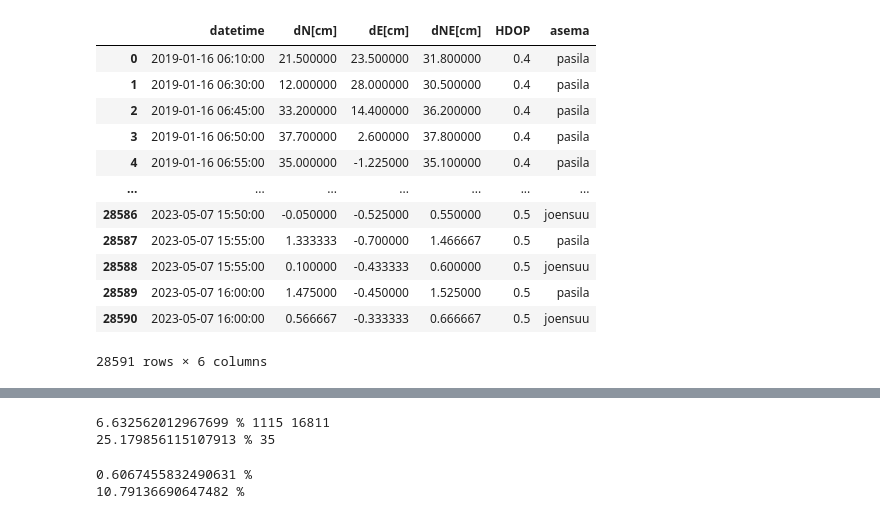
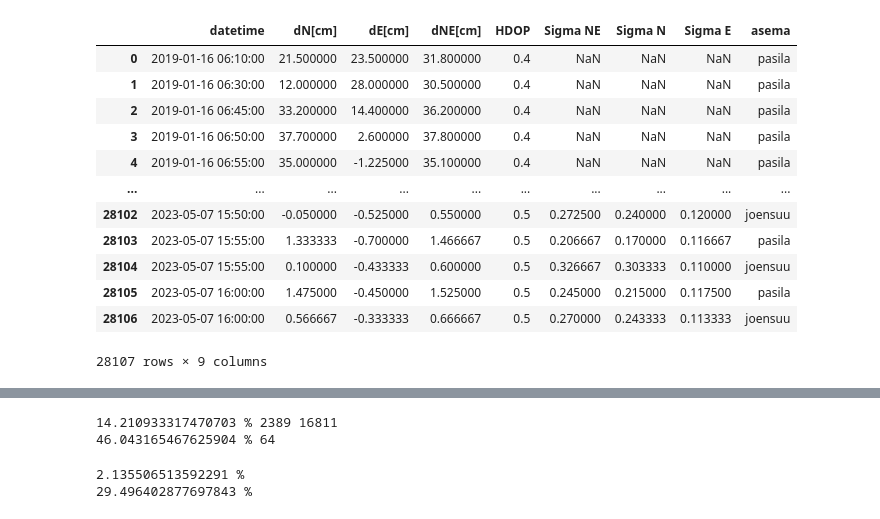
Before and after one commit to kuhaonmaraani/gradu, a Jupyter notebook: finalanalysis.ipynb, the cells around one changed output, grey strips where cells are left out. Saved outputs shown, nothing was run; the diff lists cells and outputs as text; code cells hidden in the pictures.

```diff
--- a/finalanalysis.ipynb
+++ b/finalanalysis.ipynb
@@ -9,28 +10,28 @@ import math
 # %%
 CREATEFINAL = False             # true creates the final dataframe, false reads a file
-PRINTIMG=False                  # true prints images and plots (requires plotted keograms to be downloaded)
+PRINTIMG=True             # true prints images and plots (requires plotted keograms to be downloaded)
 
 
 dates = pd.read_csv('data/dates.csv')
 dates = pd.to_datetime(dates['date']).dt.date.values
 
 nlsdf = pd.read_csv('data/NLSdf.csv')
 nlsdf['datetime'] = pd.to_datetime(nlsdf['datetime'])
 nlsdf
 # %% [output]
-|  | datetime | dN[cm] | dE[cm] | dNE[cm] | HDOP | asema |
-| 0 | 2019-01-16 06:10:00 | 21.500000 | 23.500000 | 31.800000 | 0.4 | pasila |
-| 1 | 2019-01-16 06:30:00 | 12.000000 | 28.000000 | 30.500000 | 0.4 | pasila |
-| 2 | 2019-01-16 06:45:00 | 33.200000 | 14.400000 | 36.200000 | 0.4 | pasila |
-| 3 | 2019-01-16 06:50:00 | 37.700000 | 2.600000 | 37.800000 | 0.4 | pasila |
-| 4 | 2019-01-16 06:55:00 | 35.000000 | -1.225000 | 35.100000 | 0.4 | pasila |
-| ... | ... | ... | ... | ... | ... | ... |
-| 28586 | 2023-05-07 15:50:00 | -0.050000 | -0.525000 | 0.550000 | 0.5 | joensuu |
-| 28587 | 2023-05-07 15:55:00 | 1.333333 | -0.700000 | 1.466667 | 0.5 | pasila |
-| 28588 | 2023-05-07 15:55:00 | 0.100000 | -0.433333 | 0.600000 | 0.5 | joensuu |
-| 28589 | 2023-05-07 16:00:00 | 1.475000 | -0.450000 | 1.525000 | 0.5 | pasila |
-| 28590 | 2023-05-07 16:00:00 | 0.566667 | -0.333333 | 0.666667 | 0.5 | joensuu |
+|  | datetime | dN[cm] | dE[cm] | dNE[cm] | HDOP | Sigma NE | Sigma N | Sigma E | asema |
+| 0 | 2019-01-16 06:10:00 | 21.500000 | 23.500000 | 31.800000 | 0.4 | NaN | NaN | NaN | pasila |
+| 1 | 2019-01-16 06:30:00 | 12.000000 | 28.000000 | 30.500000 | 0.4 | NaN | NaN | NaN | pasila |
+| 2 | 2019-01-16 06:45:00 | 33.200000 | 14.400000 | 36.200000 | 0.4 | NaN | NaN | NaN | pasila |
+| 3 | 2019-01-16 06:50:00 | 37.700000 | 2.600000 | 37.800000 | 0.4 | NaN | NaN | NaN | pasila |
+| 4 | 2019-01-16 06:55:00 | 35.000000 | -1.225000 | 35.100000 | 0.4 | NaN | NaN | NaN | pasila |
+| ... | ... | ... | ... | ... | ... | ... | ... | ... | ... |
+| 28102 | 2023-05-07 15:50:00 | -0.050000 | -0.525000 | 0.550000 | 0.5 | 0.272500 | 0.240000 | 0.120000 | joensuu |
+| 28103 | 2023-05-07 15:55:00 | 1.333333 | -0.700000 | 1.466667 | 0.5 | 0.206667 | 0.170000 | 0.116667 | pasila |
+| 28104 | 2023-05-07 15:55:00 | 0.100000 | -0.433333 | 0.600000 | 0.5 | 0.326667 | 0.303333 | 0.110000 | joensuu |
+| 28105 | 2023-05-07 16:00:00 | 1.475000 | -0.450000 | 1.525000 | 0.5 | 0.245000 | 0.215000 | 0.117500 | pasila |
+| 28106 | 2023-05-07 16:00:00 | 0.566667 | -0.333333 | 0.666667 | 0.5 | 0.270000 | 0.243333 | 0.113333 | joensuu |
-28591 rows × 6 columns
+28107 rows × 9 columns
 # %%
 clusters = pd.read_csv('data/clusterdf.csv', sep=',')
 clusters['dates'] = pd.to_datetime(clusters['dates'])
@@ -79,23 +80,23 @@ if CREATEFINAL:
     finaldf.drop(columns=['date'])
 # %%
 
-filtdf = finaldf[(finaldf['dNE[cm]'] > 40)]
+filtdf = finaldf[(finaldf['dNE[cm]'] > 3)]
 print(len(filtdf)/len(finaldf)*100, '%', len(filtdf), len(finaldf))
 
 hairiot = list(filtdf['datetime'].dt.date.unique())
 print(len(hairiot)/len(clusters)*100, '%', len(hairiot))
 # %% [output]
-6.632562012967699 % 1115 16811
-25.179856115107913 % 35
+14.210933317470703 % 2389 16811
+46.043165467625904 % 64
 # %%
 # bin_edges = pd.cut(finaldf['dNE[cm]'], bins=10, retbins=True)[1]
 # print(bin_edges[1])
 
-filtdf = finaldf[(finaldf['dNE[cm]'] > 40) & (finaldf['dNE_med'] < 2)]#bin_edges[1]]
+filtdf = finaldf[(finaldf['dNE[cm]'] > 3) & (finaldf['dNE_med'] < 2)]#bin_edges[1]]
 print(len(filtdf)/len(finaldf)*100, '%')
 
 hairiot = list(filtdf['datetime'].dt.date.unique())
 print(len(hairiot)/len(clusters)*100, '%')
 # %% [output]
-0.6067455832490631 %
-10.79136690647482 %
+2.135506513592291 %
+29.496402877697843 %
```
Also changed, not shown: parts of 7 cells of this notebook, 7 other files.
